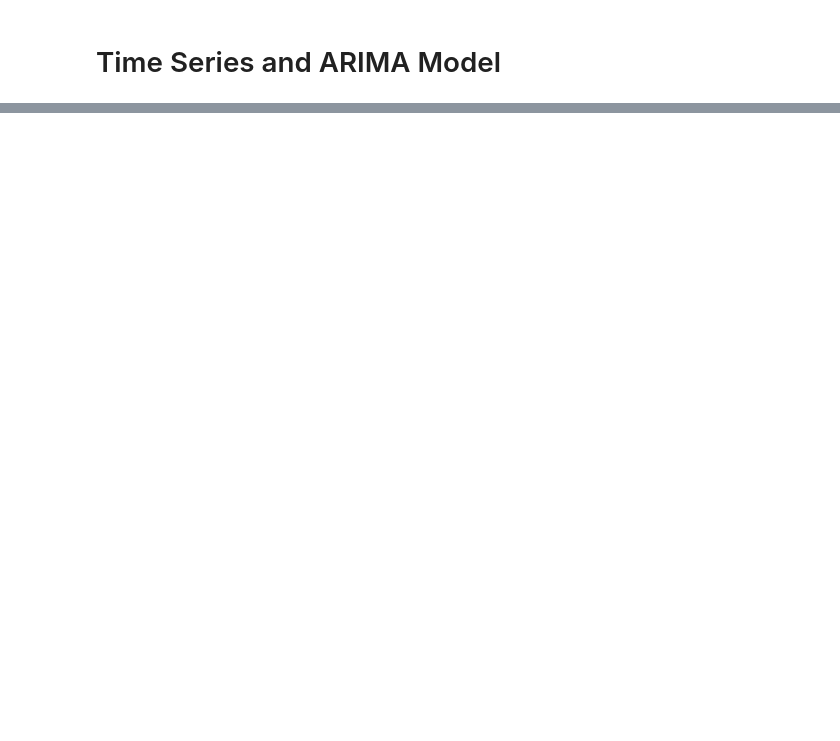
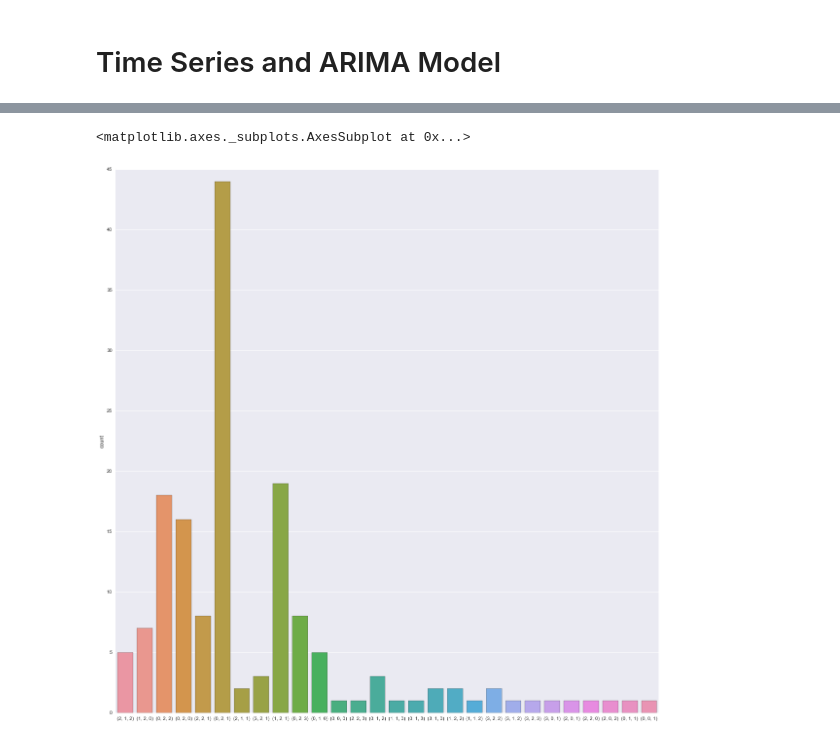
Before and after one commit to edelsonc/hurricane_research, a Jupyter notebook: hurricane_project_eda.ipynb, the cells around one changed output, grey strips where cells are left out. Cells and saved outputs as stored; diff of their text form; code cells hidden in the pictures; blank space fills up the shorter version.

```diff
--- a/hurricane_project_eda.ipynb
+++ b/hurricane_project_eda.ipynb
@@ -214,11 +217,7 @@ for key, values in storm_dict.items():
 #     pdq, order = auto_arima(ts, (2,2,2))
 #     pdqs.append(pdq)
 
-
-def map_arima(x):
-    return auto_arima(x, (1,1,1))
-
-result = pool.map(map_arima, winds)
+result = pool.map(auto_arima.map_arima, winds)
 pool.close()
 pool.join()
 # %%
@@ -243,0 +243,6 @@ result
+# %%
+pyplot.figure(figsize=(20,20))
+seaborn.countplot([str( i[0]) for i in result])
+# %% [output]
+<matplotlib.axes._subplots.AxesSubplot at 0x...>
+[figure, added]
```
Also changed, not shown: parts of 9 cells of this notebook, 1 other file.
